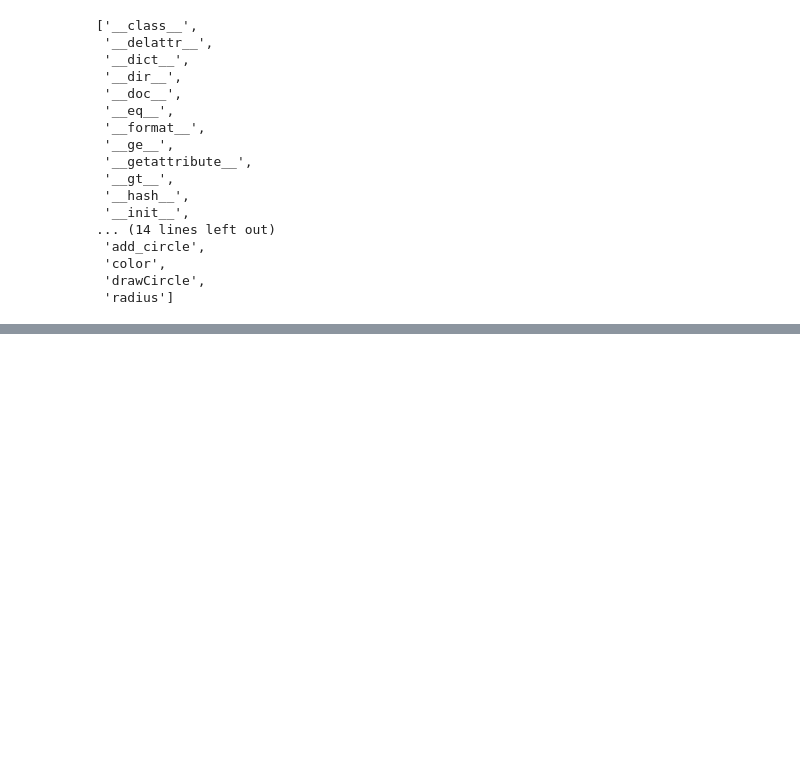
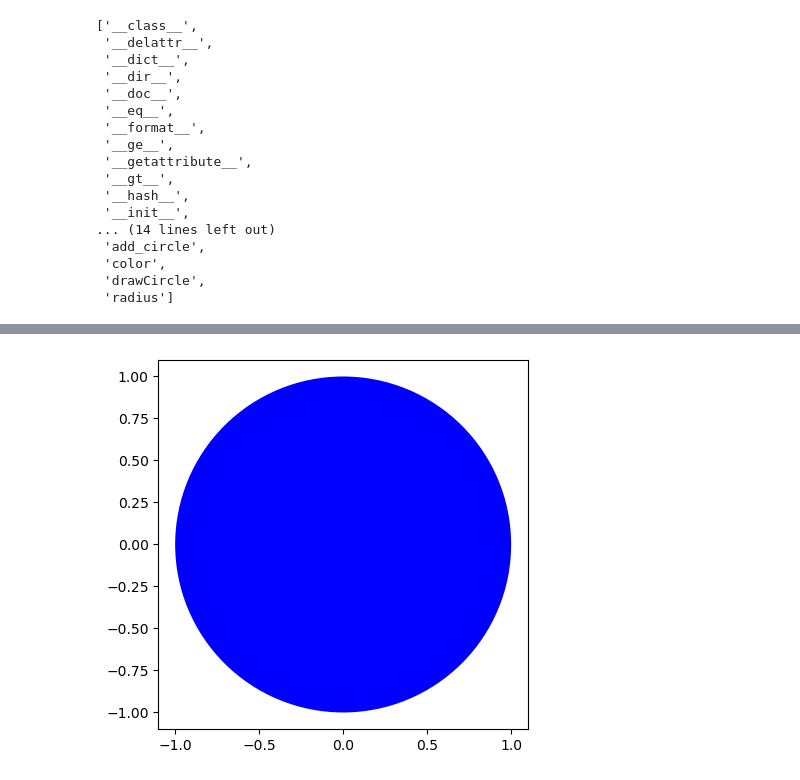
Before and after one commit to Immortal-Pi/IBMdatascience, a Jupyter notebook: pythonBasics/ObjectsAndClasses.ipynb, the cells around one changed output, grey strips where cells are left out. Cells and saved outputs as stored; diff of their text form; code cells hidden in the pictures; blank space fills up the shorter version.

```diff
--- a/pythonBasics/ObjectsAndClasses.ipynb
+++ b/pythonBasics/ObjectsAndClasses.ipynb
@@ -113,0 +116,5 @@ redCircle.drawCircle()
+# %%
+blueCircle=circle(1,'blue')
+blueCircle.drawCircle()
+# %% [output]
+[figure, added]
```
Also changed, not shown: parts of 21 cells of this notebook.
